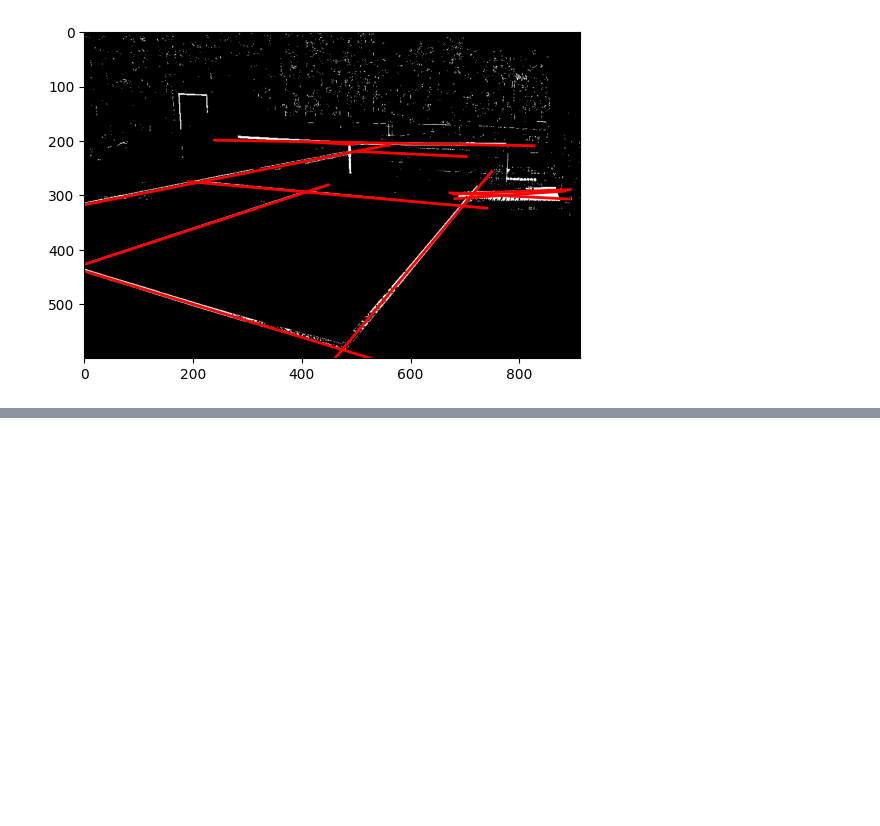
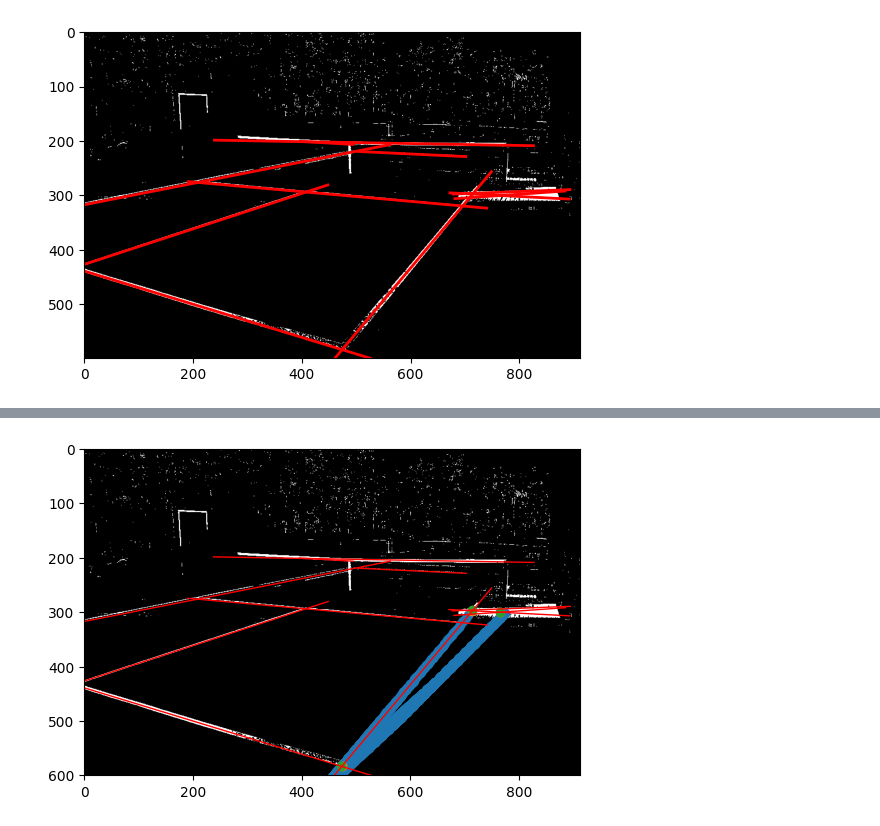
Before and after one commit to ekchapman/pickleball_roomba, a Jupyter notebook: vanishing_points/better_line_detection.ipynb, the cells around one changed output, grey strips where cells are left out. Cells and saved outputs as stored; diff of their text form; code cells hidden in the pictures; blank space fills up the shorter version.

Commit message:
wip: corner correspondance with reprojection error, but something's amiss

```diff
--- a/vanishing_points/better_line_detection.ipynb
+++ b/vanishing_points/better_line_detection.ipynb
@@ -157,6 +158,7 @@ for q in graph:
                 s not in graph[q]
             ):
                 corners.append([q, r, s])
+corners = np.array(corners)
 
 # for corner in corners:
 #     corner = np.array(corner)
@@ -172,0 +251,45 @@ print(len(corners))
+# %%
+from IPython.display import clear_output
+
+rounds = sorted(rounds, key=lambda tup: tup[0])
+print(len(rounds))
+
+for i in range(len(rounds)):
+    if input(str(i)):
+        break
+    clear_output()
+    score, K, rvec, tvec, im_corner, court_corner = rounds[-i]
+
+    pts_proj = np.array(
+        cv.projectPoints(
+            objectPoints=DENSE_COURT_POINTS,
+            rvec=rvec,
+            tvec=tvec,
+            cameraMatrix=K,
+            distCoeffs=np.zeros((4, 1)),
+        )[0],
+        dtype=int
+    ).squeeze()
+
+    corner_proj = np.array(
+        cv.projectPoints(
+            objectPoints=court_corner,
+            rvec=rvec,
+            tvec=tvec,
+            cameraMatrix=K,
+            distCoeffs=np.zeros((4, 1)),
+        )[0],
+        dtype=int
+    ).squeeze()
+
+    _, ax = plt.subplots()
+    ax.imshow(im_thresh, cmap="gray")
+    plot_segments(ax, extended_avg_lines, colors=["red"], linewidths=[1])
+    plt.scatter(x=pts_proj[:, 0], y=pts_proj[:, 1])
+    plt.scatter(x=im_corner[:, 0], y=im_corner[:, 1])
+    plt.scatter(x=corner_proj[:, 0], y=corner_proj[:, 1])
+    ax.set_xlim((0, im.shape[1]))
+    ax.set_ylim((im.shape[0], 0))
+    plt.show()
+# %% [output]
+[figure, added]
```
Also changed, not shown: parts of 3 cells of this notebook, 1 other file.
